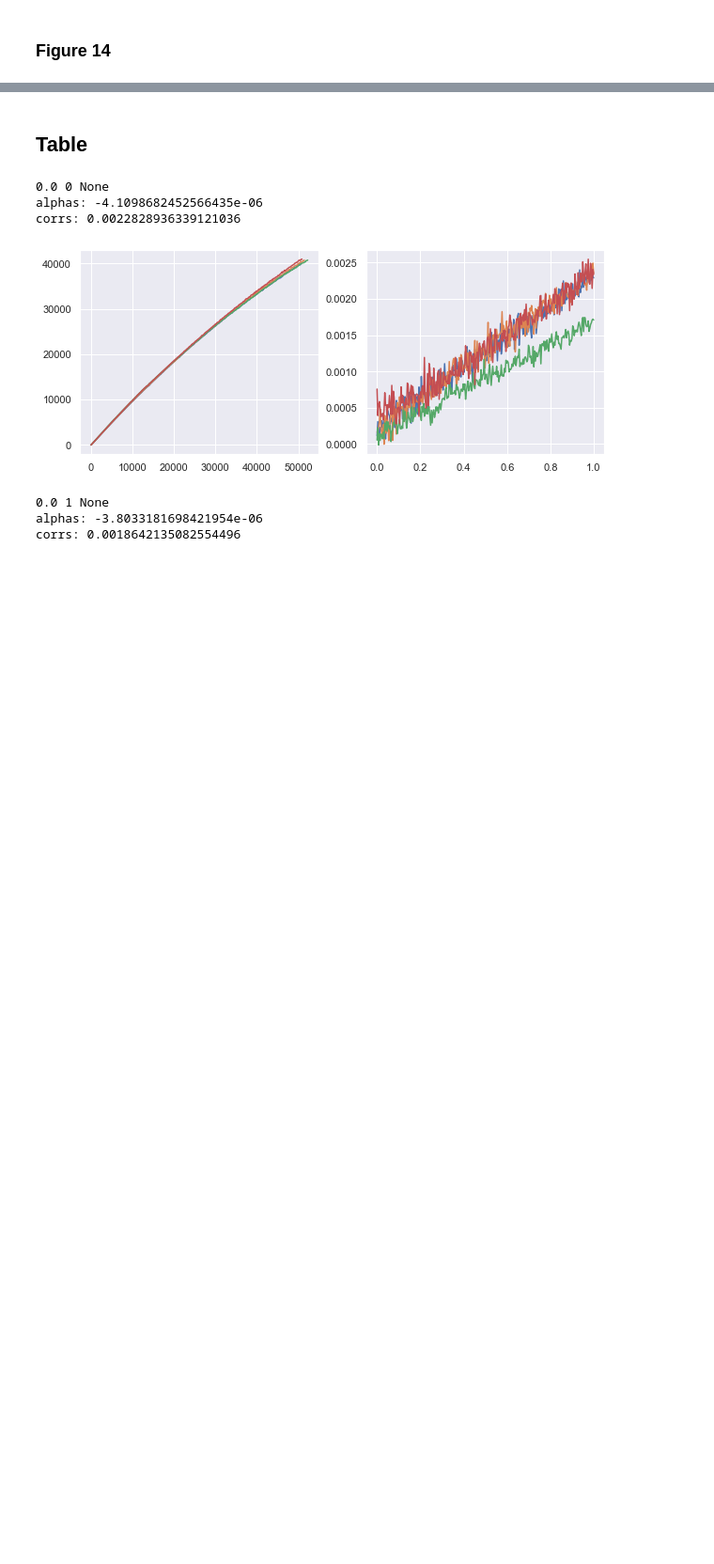
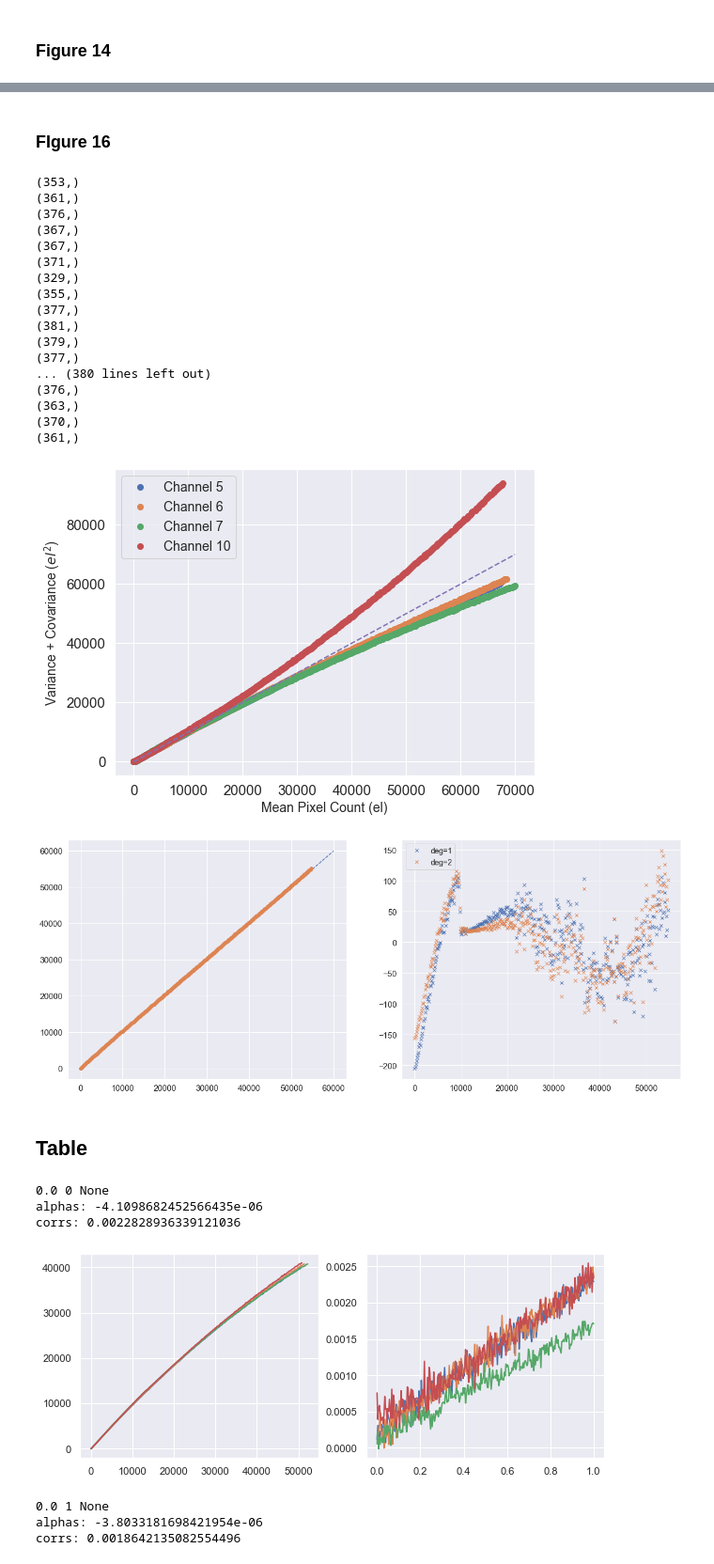
Before and after one commit to JerryLiuMY/OPMD, a Jupyter notebook: src/report.ipynb, the cells around one changed output, grey strips where cells are left out. Shown at 94% size. Cells and saved outputs as stored; diff of their text form; code cells hidden in the pictures; blank space fills up the shorter version.

```diff
--- a/src/report.ipynb
+++ b/src/report.ipynb
@@ -224,3 +224,28 @@ fig.savefig(os.path.join(dt, 'correlation_map.pdf'), format='pdf', bbox_inches='
+# %% [markdown]
+### FIgure 16
+# %%
+from analysis.covariance import run_covariance
+run_covariance('PTC20-29-04-00-22-54.fits')
+# %% [output]
+(353,)
+(361,)
+(376,)
+(367,)
+(367,)
+(371,)
+(329,)
+(355,)
+(377,)
+(381,)
+(379,)
+(377,)
+... (380 lines left out)
+(376,)
+(363,)
+(370,)
+(361,)
+[figure, added]
+[figure, added]
 # %% [markdown]
 ## Table
 # %%
```
Also changed, not shown: parts of 2 cells of this notebook, 5 other files.
